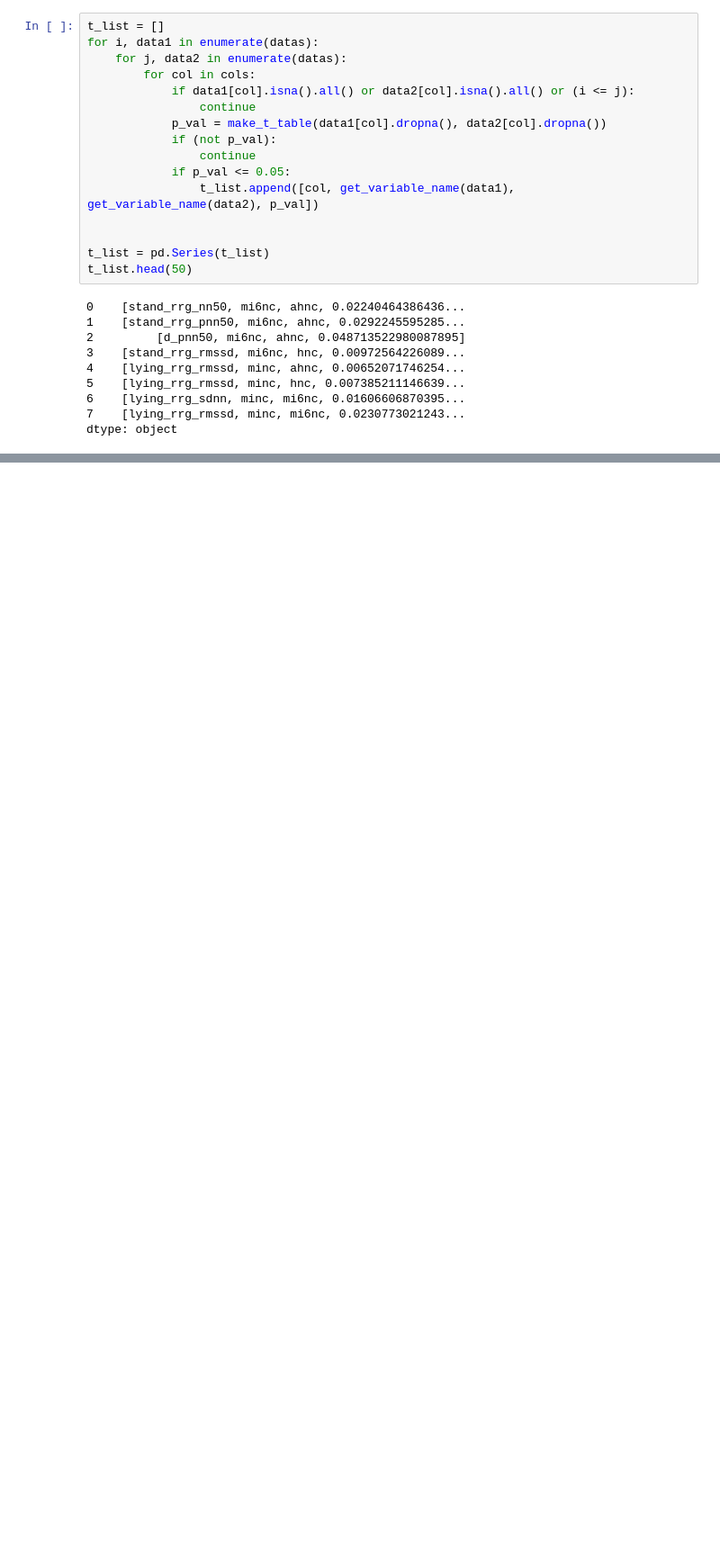
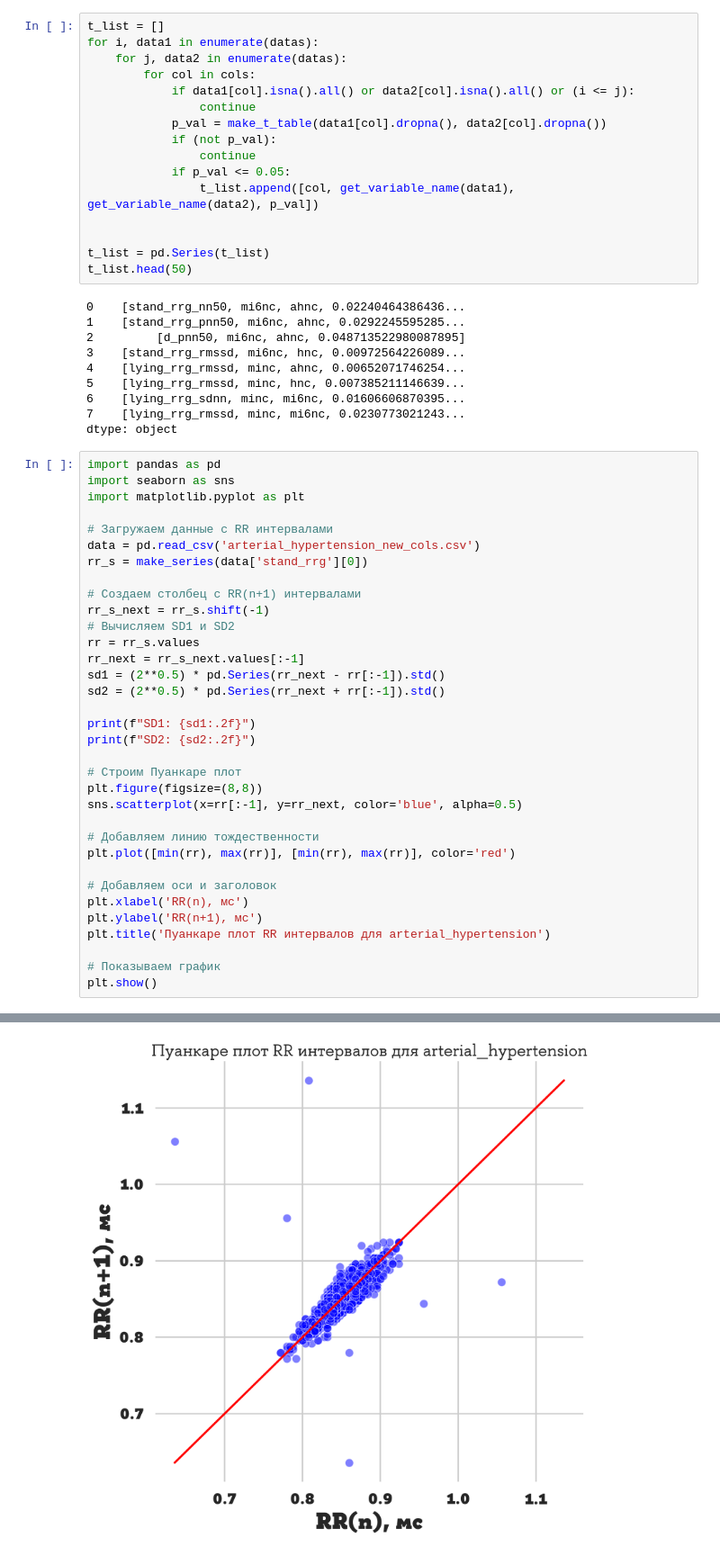
Before and after one commit to BestTeamEverRSV/bootcamp, a Jupyter notebook: Arseny/eda.ipynb, the cells around one changed output, grey strips where cells are left out. Shown at 90% size. Drawn from its saved outputs; the diff is of its cells as text; blank space fills up the shorter version.

```diff
--- a/Arseny/eda.ipynb
+++ b/Arseny/eda.ipynb
@@ -205,3 +216,38 @@ t_list.head(50)
 6    [lying_rrg_sdnn, minc, mi6nc, 0.01606606870395...
 7    [lying_rrg_rmssd, minc, mi6nc, 0.0230773021243...
 dtype: object
+# %%
+import pandas as pd
+import seaborn as sns
+import matplotlib.pyplot as plt
+
+# Загружаем данные с RR интервалами
+data = pd.read_csv('arterial_hypertension_new_cols.csv')
+rr_s = make_series(data['stand_rrg'][0])
+
+# Создаем столбец с RR(n+1) интервалами
+rr_s_next = rr_s.shift(-1)
+# Вычисляем SD1 и SD2
+rr = rr_s.values
+rr_next = rr_s_next.values[:-1]
+sd1 = (2**0.5) * pd.Series(rr_next - rr[:-1]).std()
+sd2 = (2**0.5) * pd.Series(rr_next + rr[:-1]).std()
+
+print(f"SD1: {sd1:.2f}")
+print(f"SD2: {sd2:.2f}")
+
+# Строим Пуанкаре плот
+plt.figure(figsize=(8,8))
+sns.scatterplot(x=rr[:-1], y=rr_next, color='blue', alpha=0.5)
+
+# Добавляем линию тождественности
+plt.plot([min(rr), max(rr)], [min(rr), max(rr)], color='red')
+
+# Добавляем оси и заголовок
+plt.xlabel('RR(n), мс')
+plt.ylabel('RR(n+1), мс')
+plt.title('Пуанкаре плот RR интервалов для arterial_hypertension')
+
+# Показываем график
+plt.show()
+# %% [output]
@@ -207,0 +256 @@ dtype: object
+[figure, added]
```
Also changed, not shown: parts of 3 cells of this notebook, 1 other file.
